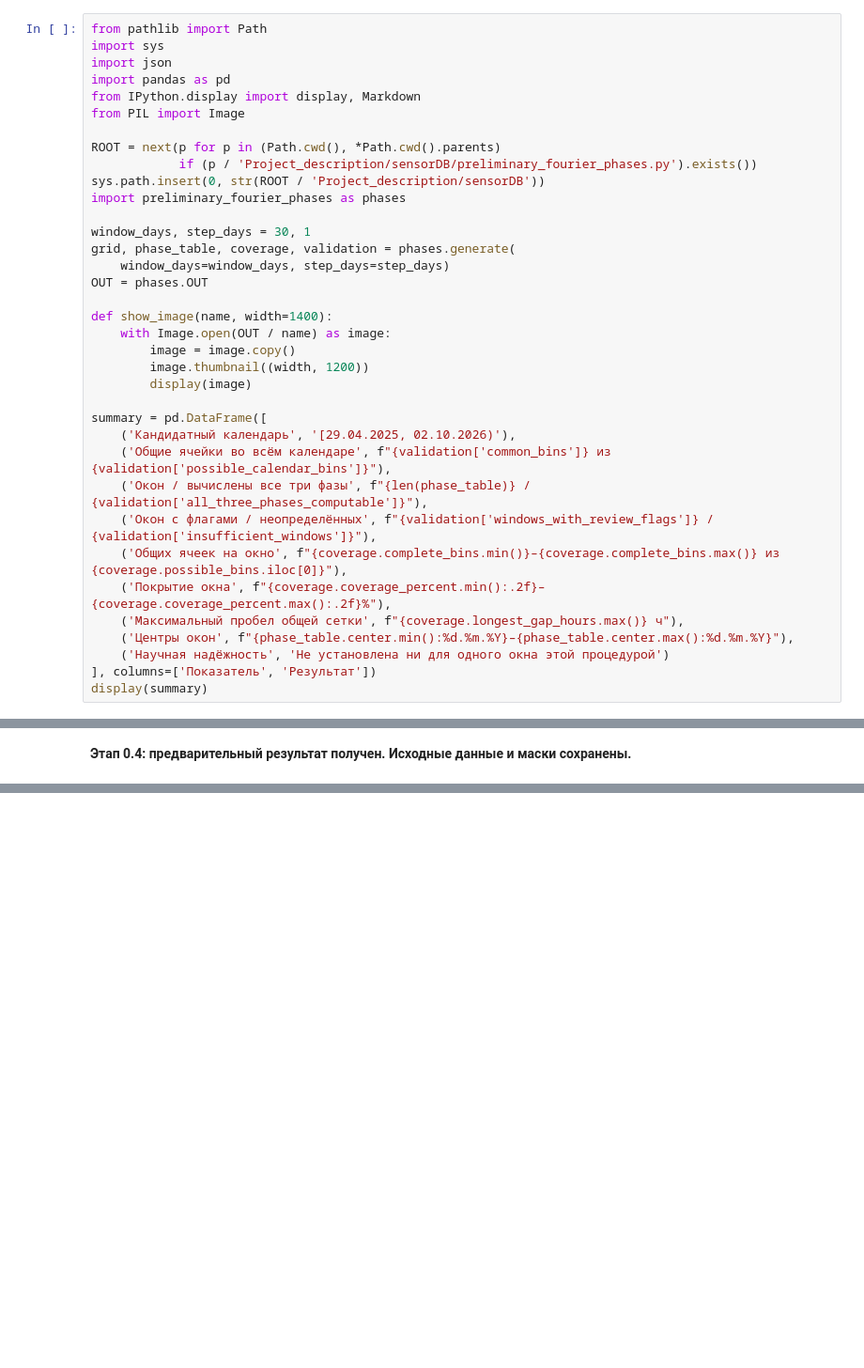
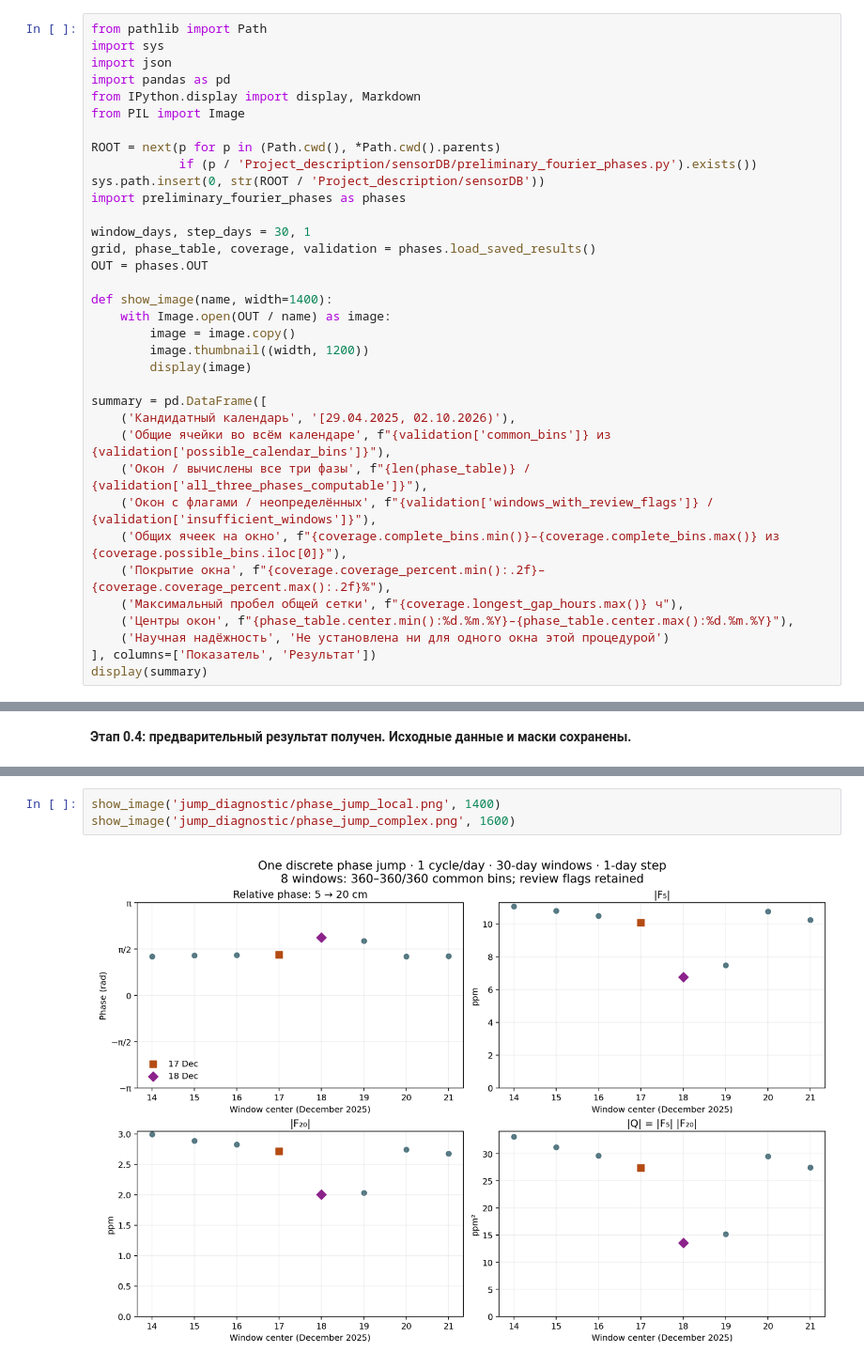
Before and after one commit to DimitriBolt/CO2Flux, a Jupyter notebook: Project_description/Research_log/00_preliminary_fourier_phases.ipynb, the cells around one changed output, grey strips where cells are left out. Shown at 94% size. Drawn from its saved outputs; the diff is of its cells as text; blank space fills up the shorter version.

Commit message:
Diagnose one 5-to-20 cm Fourier phase jump

```diff
--- a/Project_description/Research_log/00_preliminary_fourier_phases.ipynb
+++ b/Project_description/Research_log/00_preliminary_fourier_phases.ipynb
@@ -126,8 +128,7 @@ sys.path.insert(0, str(ROOT / 'Project_description/sensorDB'))
 import preliminary_fourier_phases as phases
 
 window_days, step_days = 30, 1
-grid, phase_table, coverage, validation = phases.generate(
-    window_days=window_days, step_days=step_days)
+grid, phase_table, coverage, validation = phases.load_saved_results()
 OUT = phases.OUT
 
 def show_image(name, width=1400):
@@ -256,0 +364,5 @@ display(Markdown('**Этап 0.4: предварительный результ
+# %%
+show_image('jump_diagnostic/phase_jump_local.png', 1400)
+show_image('jump_diagnostic/phase_jump_complex.png', 1600)
+# %% [output]
+[figure, added]
```
Also changed, not shown: parts of 13 cells of this notebook, 11 other files.
